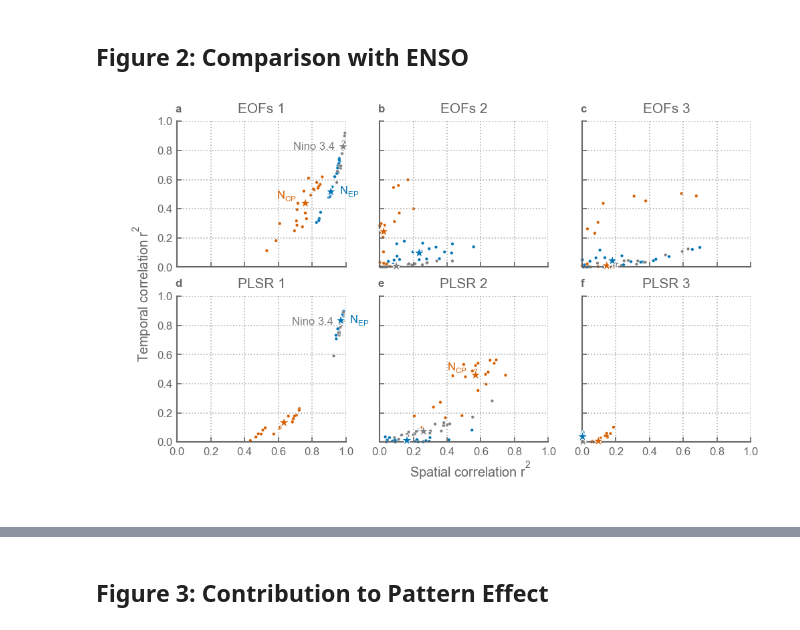
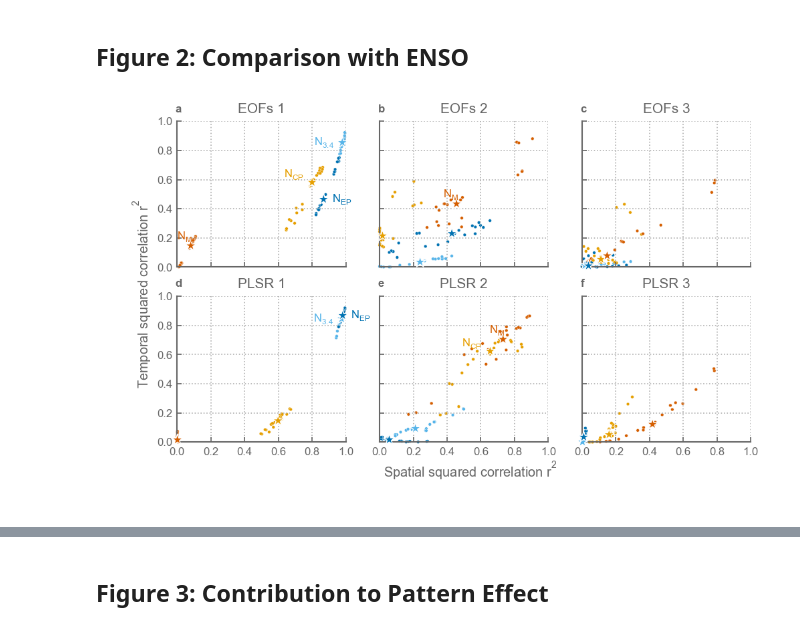
Before and after one commit to rguilcas/2025_GRL_Pattern-effect-internal-variability, a Jupyter notebook: Processing.ipynb, the cells around one changed output, grey strips where cells are left out. Saved outputs shown, nothing was run; the diff lists cells and outputs as text; code cells hidden in the pictures.

```diff
--- a/Processing.ipynb
+++ b/Processing.ipynb
@@ -148,3 +262,8 @@ print((xr_linregress(Rp_pac, Rp_total).slope).mean().values)
+# %%
+Rp_total = (SSTA_detrend*GF).sum(['lon','lat'])
+Rp_pac = (SSTA_pac*GF).sum(['lon','lat'])
+Rp_all_basins =(SSTA_detrend*GF).transpose('lat','lon',...).groupby(mask.fillna(0)).sum(['lon','lat']).assign_coords(open_ocean=['none','Atlantic','Pacific','Indian','Arctic','Southern'])
+Rp_all_basins = Rp_all_basins.drop_sel(open_ocean='none')
 # %% [markdown]
 ## Compute EOFs
 # %%
@@ -212,19 +349,23 @@ for product in SSTA_pac.product.values:
 
         components =  xr.DataArray(pls2.x_loadings_[:]/weights_X.isel(time=range(n_components), drop=True).T, dims=['space','mode'], coords=dict(space=X.space)).unstack().sortby(['lon','lat']).transpose('mode','lat','lon')
         timeseries =  xr.DataArray(pls2.x_scores_, dims=['time','mode'], coords=dict(time=X.time))
-        components_sst = components#/GF_mean
+        components_sst = components
         components = components_sst*GF_mean
         ds_out_one = xr.Dataset(dict(components_sst=components_sst,
                                      components=components,
                                      timeseries=timeseries)).assign_coords(product=product, GF_source=gf_choice)
         ds_out_one['pe'] = (ds_out_one.components.sum(['lon','lat'])*ds_out_one.timeseries)
         all_product.append(ds_out_one)
-        # plt.figure()
-        # ds_out_one.pe.to_series().plot.barh
     ds_product = xr.concat(all_product, dim='GF_source').assign_coords(mode=np.arange(1,21))
     all_output.append(ds_product)
 all_plsr_pac = xr.concat(all_output, dim='product')
 
+all_plsr_pac['timeseries'] = (
+    all_plsr_pac.timeseries
+    .rolling(time=3, center=True, min_periods=3)
+    .construct(time="window")
+    .dot(w)  # contracts over "window"
+).dropna('time')
 
 # Normalize all patters b sign and apmlitude
 sign_plsr = np.sign(all_plsr_pac.components_sst.sel(lon=200, lat=0, method='nearest'))
@@ -238,6 +379,10 @@ all_plsr_pac[['components_sst','components']] =all_plsr_pac[['components_sst','c
 all_plsr_pac['lambdas'] = lbd_pattern*lbd_timeseries
 all_plsr_pac['pi'] = (all_plsr_pac.components_sst*GF).sum(['lon','lat'])
 all_plsr_pac = all_plsr_pac.rename(mode='feature')
-all_plsr_pac[['components','components_sst','pi']] = all_plsr_pac[['components','components_sst','pi']]*np.sign(all_plsr_pac.pi)
+
+sign_pi = np.sign(all_plsr_pac.pi)
+sign_pi.loc[dict(feature=2)] = -sign_pi.loc[dict(feature=2)]
+
+all_plsr_pac[['components','components_sst','pi','timeseries']] = all_plsr_pac[['components','components_sst','pi','timeseries']]*sign_pi
 
 plsr_pac = all_plsr_pac.isel(feature=np.arange(3))
@@ -396,40 +580,42 @@ ds_features = xr.concat([eofs_pac.assign_coords(method='EOFs'), plsr_pac.assign_
 temp_regr = xr_linregress(modes,ds_features.timeseries)
 space_regr1 = xr_linregress(regr_modes.slope,ds_features.components_sst, dim=['lon','lat']).r_value
 space_regr = xr.corr(regr_modes.slope,ds_features.components_sst, dim=['lon','lat'], weights = np.cos(np.deg2rad(regr_modes.lat)))
 
 regr_both = xr.Dataset(dict(regr_space=space_regr,regr_time=temp_regr.r_value))
-df_regr_mean = ((regr_both).mean(['GF_source','product']).to_dataframe()).reset_index()
+df_regr_mean = ((regr_both**2).median(['GF_source','product']).to_dataframe()).reset_index()
 df_regr_mean['feature'] = 'Feature '+df_regr_mean['feature'].astype(str)
 
 df_regr_all = ((regr_both).to_dataframe()).reset_index()
 df_regr_all['feature'] = 'Feature '+df_regr_all['feature'].astype(str)
 
 fig, axs = plt.subplots(2,3, figsize=(6.5, 4), sharex=True, sharey=True)
 
 for k, ax in enumerate(axs.flatten()):
     feature = k%3
     method = k//3
-    regr_plot = regr_both.sel(mode=['nino34','CP','EP', ]).isel(method=method, feature=feature)**2
+    regr_plot = regr_both.sel(mode=['nino34','CP','EP' ,'modoki']).isel(method=method, feature=feature)**2
     df_ = regr_plot.to_dataframe().reset_index()
     df_mean = regr_plot.median(['GF_source', 'product']).to_dataframe().reset_index()
-    sns.scatterplot(df_,x='regr_space',y='regr_time', ax=ax, hue='mode', s=5, legend=False, alpha=1,edgecolor='1', clip_on=False, palette=['.5','C3', 'C0'])
-    sns.scatterplot(df_mean,x='regr_space',y='regr_time', ax=ax, hue='mode', s=70, zorder=100, clip_on=False, marker='*', edgecolor='1', palette=['.5','C3', 'C0'])
+    sns.scatterplot(df_,x='regr_space',y='regr_time', ax=ax, hue='mode', s=5, legend=False, alpha=1,edgecolor='1', clip_on=False, palette=[color_palette_enso[0],color_palette_enso[1],color_palette_enso[3],color_palette_enso[2]])
+    sns.scatterplot(df_mean,x='regr_space',y='regr_time', ax=ax, hue='mode', s=70, zorder=100, clip_on=False, marker='*', edgecolor='1', palette=[color_palette_enso[0],color_palette_enso[1],color_palette_enso[3],color_palette_enso[2]])
     ax.set(xlim=(0,1), ylim=(0,1))
     ax.set(xlabel='', ylabel='')
     ax.set_title(f"{regr_plot.method.values} {feature+1}")
     ax.legend().remove()
     if k in [0,3]:
-        ax.text(df_mean.iloc[0].regr_space-.05, df_mean.iloc[0].regr_time, 'Nino 3.4', color='.5', ha='right', va='center',)
-        ax.text(df_mean.iloc[2].regr_space+.05, df_mean.iloc[2].regr_time, 'N$_{EP}$', color='C0', ha='left', va='center',)
+        ax.text(df_mean.iloc[0].regr_space-.05, df_mean.iloc[0].regr_time, 'N$_{3.4}$', color=color_palette_enso[0], ha='right', va='center',zorder=100)
+        ax.text(df_mean.iloc[2].regr_space+.05, df_mean.iloc[2].regr_time, 'N$_{EP}$', color=color_palette_enso[3], ha='left', va='center',zorder=100)
     if k in [0,4]:
-        ax.text(df_mean.iloc[1].regr_space-.05, df_mean.iloc[1].regr_time+0.05, 'N$_{CP}$', color='C3', ha='right', va='center',)
+        ax.text(df_mean.iloc[1].regr_space-.05, df_mean.iloc[1].regr_time+0.05, 'N$_{CP}$', color=color_palette_enso[1], ha='right', va='center',zorder=100)
+    if k in [0,1,4]:
+        ax.text(df_mean.iloc[3].regr_space+.01, df_mean.iloc[3].regr_time+0.06, 'N$_{M}$', color=color_palette_enso[2], ha='right', va='center',zorder=100)
     ax.text(-.01, 1.05, chr(ord('a')+k), transform=ax.transAxes, ha='left', va='bottom', weight='bold')
 
-fig.supxlabel('Spatial correlation r$^2$',y=0.03, x=.55)
-fig.supylabel('Temporal correlation r$^2$', x=0.03, ha='left')
+fig.supxlabel('Spatial squared correlation r$^2$',y=0.03, x=.55)
+fig.supylabel('Temporal squared correlation r$^2$', x=0.03, ha='left')
 
 plt.subplots_adjust(left=.1, bottom=.13, right=0.98, top=.93)
 
 plt.savefig('plots/Correlation_features_with_modes.pdf')
 # %% [output]
-[figure, old version]
+[figure, new version]
```
Also changed, not shown: parts of 66 cells of this notebook, 38 other files.
